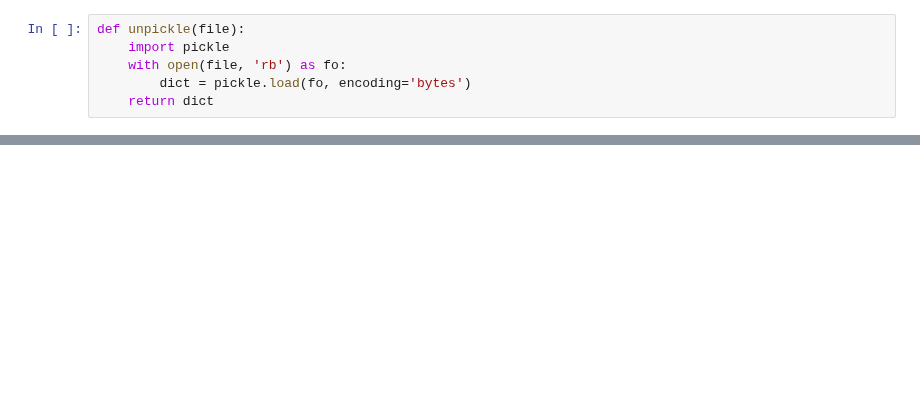
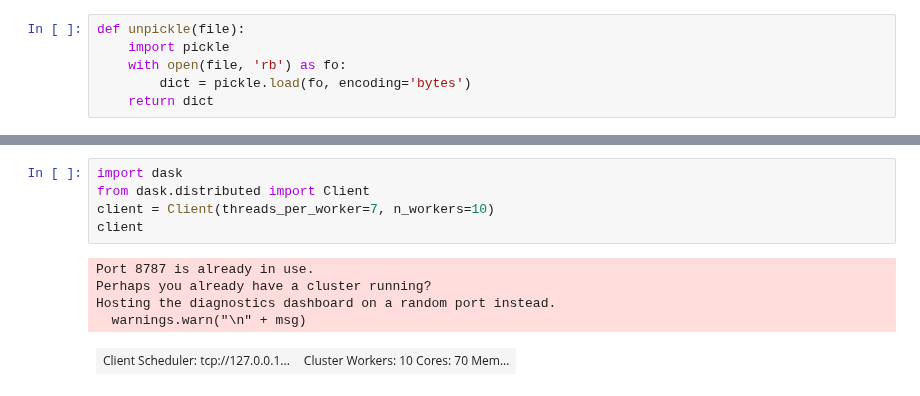
Before and after one commit to BruntonUWBio/structured-random-features, a Jupyter notebook: CIFAR10_clf.ipynb, the cells around one changed output, grey strips where cells are left out. Saved outputs shown, nothing was run; the diff lists cells and outputs as text; blank space fills up the shorter version.

```diff
--- a/CIFAR10_clf.ipynb
+++ b/CIFAR10_clf.ipynb
@@ -70,0 +56,11 @@ from sklearn.model_selection import train_test_split
+# %%
+import dask
+from dask.distributed import Client
+client = Client(threads_per_worker=7, n_workers=10)
+client
+# %% [output]
+Port 8787 is already in use.
+Perhaps you already have a cluster running?
+Hosting the diagnostics dashboard on a random port instead.
+  warnings.warn("\n" + msg)
+| Client Scheduler: tcp://127.0.0.1... | Cluster Workers: 10 Cores: 70 Mem... |
```
Also changed, not shown: parts of 16 cells of this notebook, 7 other files.
